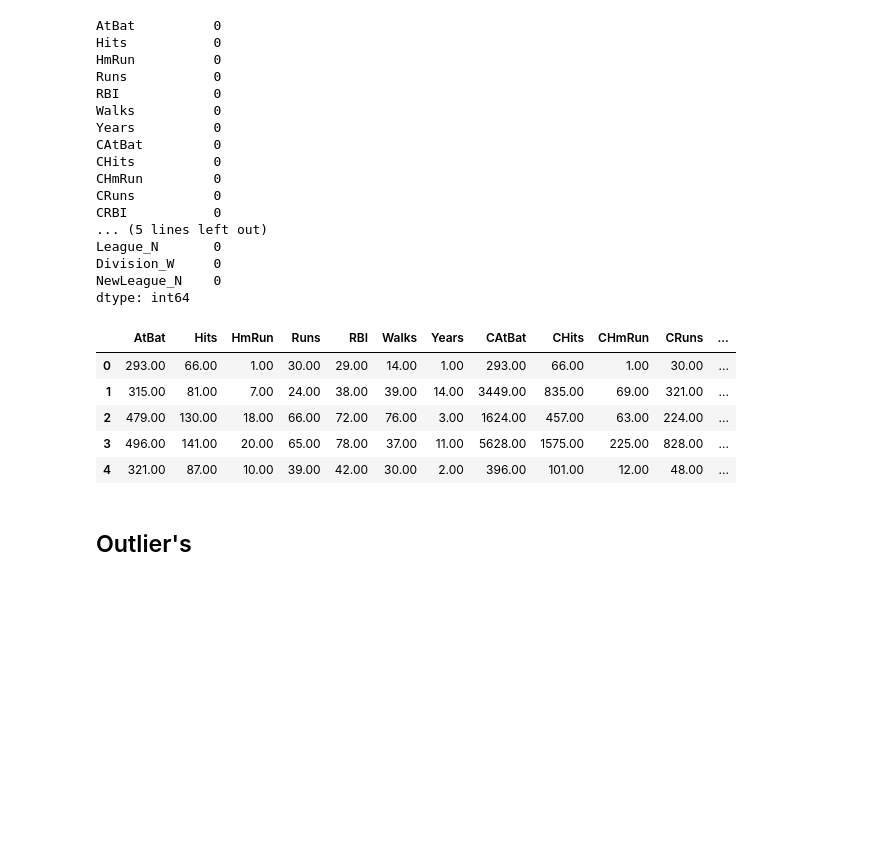
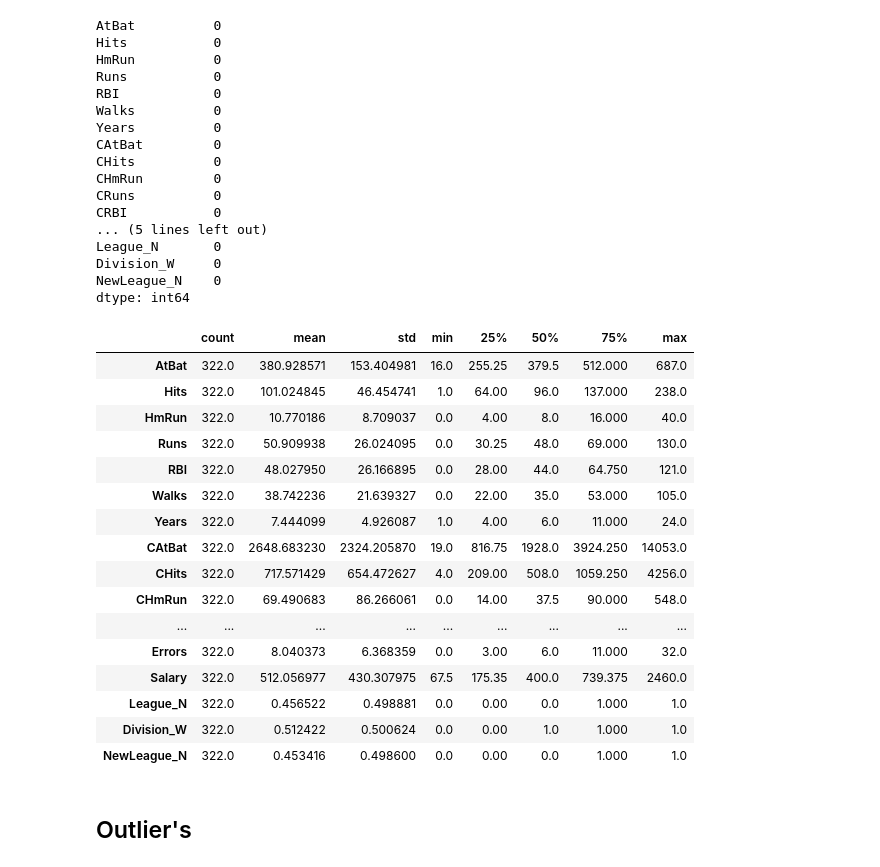
Before and after one commit to erayglr/Baseball-Salary-Prediction, a Jupyter notebook: salary-prediction-with-regression.ipynb, the cells around one changed output. Cells and saved outputs as stored; diff of their text form; code cells hidden in the pictures; blank space fills up the shorter version.

```diff
--- a/salary-prediction-with-regression.ipynb
+++ b/salary-prediction-with-regression.ipynb
@@ -172,12 +190,23 @@ df = pd.DataFrame(scaler.inverse_transform(df), columns=df.columns)
-# %%
-df.head()
-# %% [output]
-|  | AtBat | Hits | HmRun | Runs | RBI | Walks | Years | CAtBat | CHits | CHmRun | CRuns | ... |
-| 0 | 293.00 | 66.00 | 1.00 | 30.00 | 29.00 | 14.00 | 1.00 | 293.00 | 66.00 | 1.00 | 30.00 | ... |
-| 1 | 315.00 | 81.00 | 7.00 | 24.00 | 38.00 | 39.00 | 14.00 | 3449.00 | 835.00 | 69.00 | 321.00 | ... |
-| 2 | 479.00 | 130.00 | 18.00 | 66.00 | 72.00 | 76.00 | 3.00 | 1624.00 | 457.00 | 63.00 | 224.00 | ... |
-| 3 | 496.00 | 141.00 | 20.00 | 65.00 | 78.00 | 37.00 | 11.00 | 5628.00 | 1575.00 | 225.00 | 828.00 | ... |
-| 4 | 321.00 | 87.00 | 10.00 | 39.00 | 42.00 | 30.00 | 2.00 | 396.00 | 101.00 | 12.00 | 48.00 | ... |
+# %%
+df1.describe().T
+# %% [output]
+|  | count | mean | std | min | 25% | 50% | 75% | max |
+| AtBat | 322.0 | 380.928571 | 153.404981 | 16.0 | 255.25 | 379.5 | 512.000 | 687.0 |
+| Hits | 322.0 | 101.024845 | 46.454741 | 1.0 | 64.00 | 96.0 | 137.000 | 238.0 |
+| HmRun | 322.0 | 10.770186 | 8.709037 | 0.0 | 4.00 | 8.0 | 16.000 | 40.0 |
+| Runs | 322.0 | 50.909938 | 26.024095 | 0.0 | 30.25 | 48.0 | 69.000 | 130.0 |
+| RBI | 322.0 | 48.027950 | 26.166895 | 0.0 | 28.00 | 44.0 | 64.750 | 121.0 |
+| Walks | 322.0 | 38.742236 | 21.639327 | 0.0 | 22.00 | 35.0 | 53.000 | 105.0 |
+| Years | 322.0 | 7.444099 | 4.926087 | 1.0 | 4.00 | 6.0 | 11.000 | 24.0 |
+| CAtBat | 322.0 | 2648.683230 | 2324.205870 | 19.0 | 816.75 | 1928.0 | 3924.250 | 14053.0 |
+| CHits | 322.0 | 717.571429 | 654.472627 | 4.0 | 209.00 | 508.0 | 1059.250 | 4256.0 |
+| CHmRun | 322.0 | 69.490683 | 86.266061 | 0.0 | 14.00 | 37.5 | 90.000 | 548.0 |
+| ... | ... | ... | ... | ... | ... | ... | ... | ... |
+| Errors | 322.0 | 8.040373 | 6.368359 | 0.0 | 3.00 | 6.0 | 11.000 | 32.0 |
+| Salary | 322.0 | 512.056977 | 430.307975 | 67.5 | 175.35 | 400.0 | 739.375 | 2460.0 |
+| League_N | 322.0 | 0.456522 | 0.498881 | 0.0 | 0.00 | 0.0 | 1.000 | 1.0 |
+| Division_W | 322.0 | 0.512422 | 0.500624 | 0.0 | 0.00 | 1.0 | 1.000 | 1.0 |
+| NewLeague_N | 322.0 | 0.453416 | 0.498600 | 0.0 | 0.00 | 0.0 | 1.000 | 1.0 |
 # %% [markdown]
 ## Outlier's
 # %%
```
Also changed, not shown: parts of 27 cells of this notebook.
